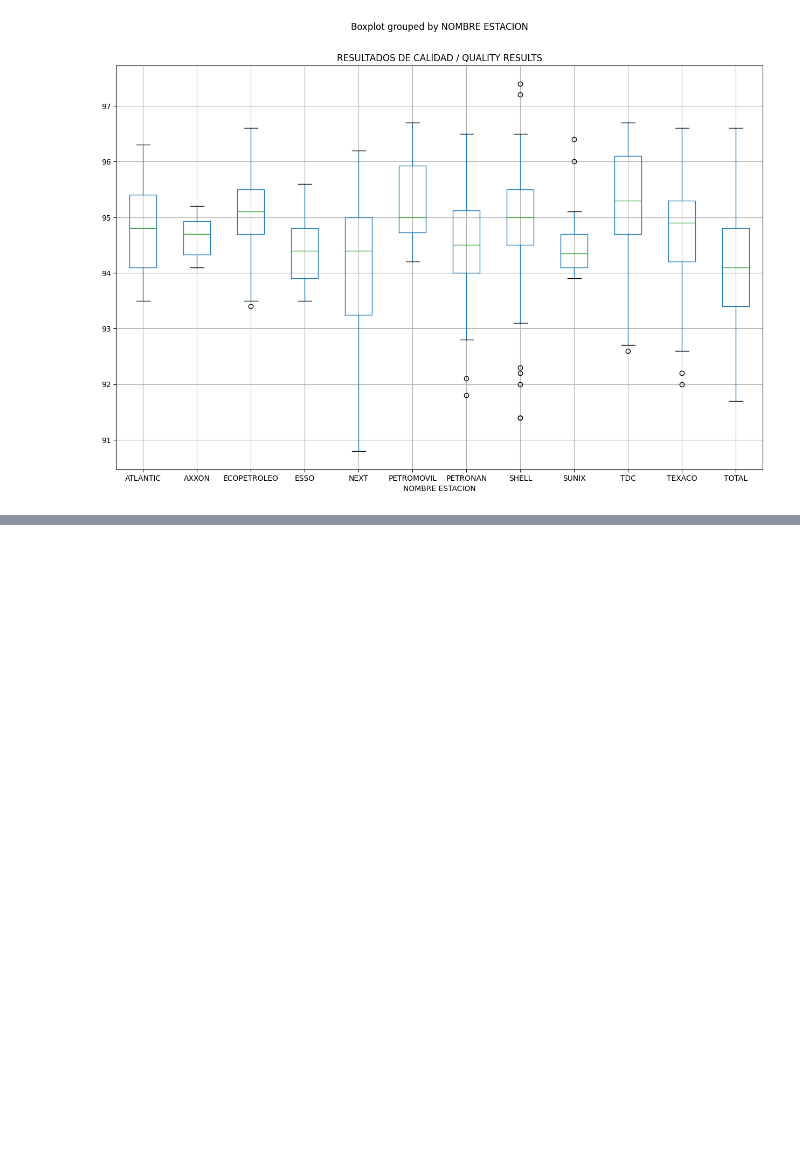
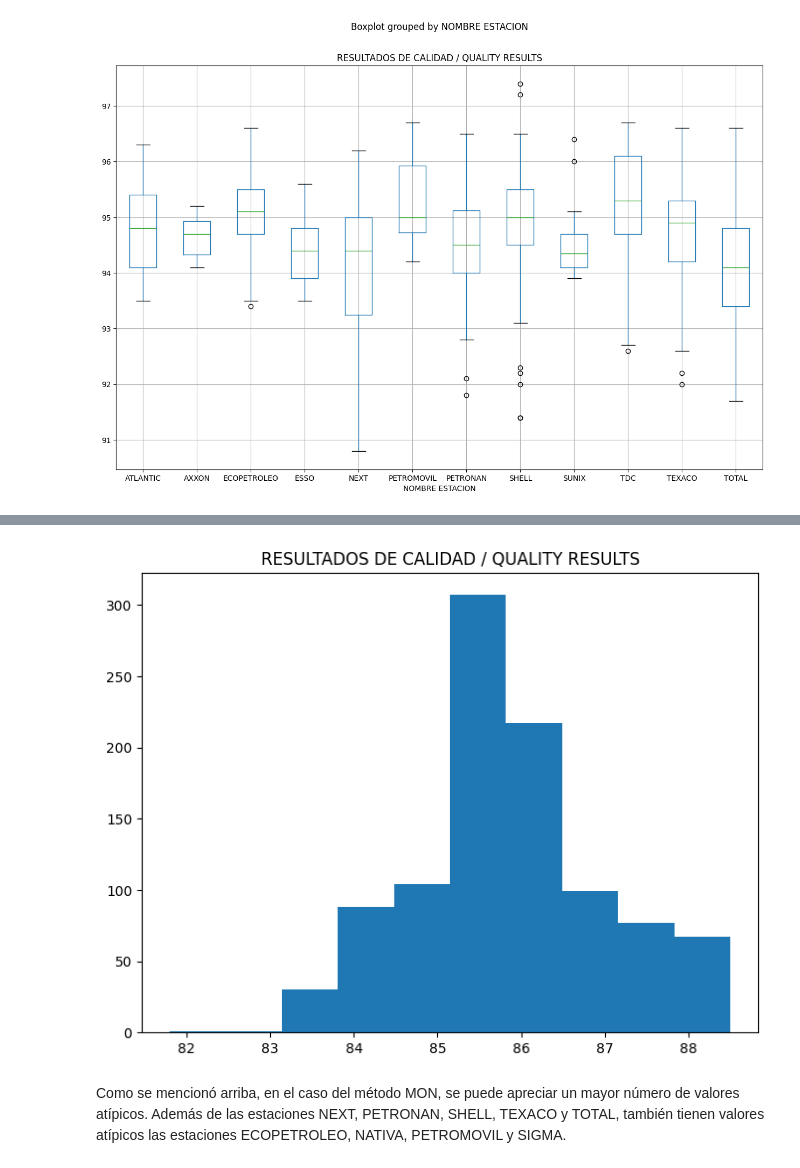
Before and after one commit to rafaeljosem/gas_station_analysis, a Jupyter notebook: octane_gas_analysis.ipynb, the cells around one changed output, grey strips where cells are left out. Saved outputs shown, nothing was run; the diff lists cells and outputs as text; code cells hidden in the pictures; blank space fills up the shorter version.

```diff
--- a/octane_gas_analysis.ipynb
+++ b/octane_gas_analysis.ipynb
@@ -776,0 +813,7 @@ plt.show()
+# %%
+premium_df[premium_df['ANÁLISIS / ANALYSES'].str.contains('MON')].hist(column = 'RESULTADOS DE CALIDAD / QUALITY RESULTS', figsize=(8,6), grid=False)
+plt.show()
+# %% [output]
+[figure, added]
+# %% [markdown]
+Como se mencionó arriba, en el caso del método MON, se puede apreciar un mayor número de valores atípicos. Además de las estaciones NEXT, PETRONAN, SHELL, TEXACO y TOTAL, también tienen valores atípicos las estaciones ECOPETROLEO, NATIVA, PETROMOVIL y SIGMA.
```
Also changed, not shown: parts of 36 cells of this notebook, 2 other files.
